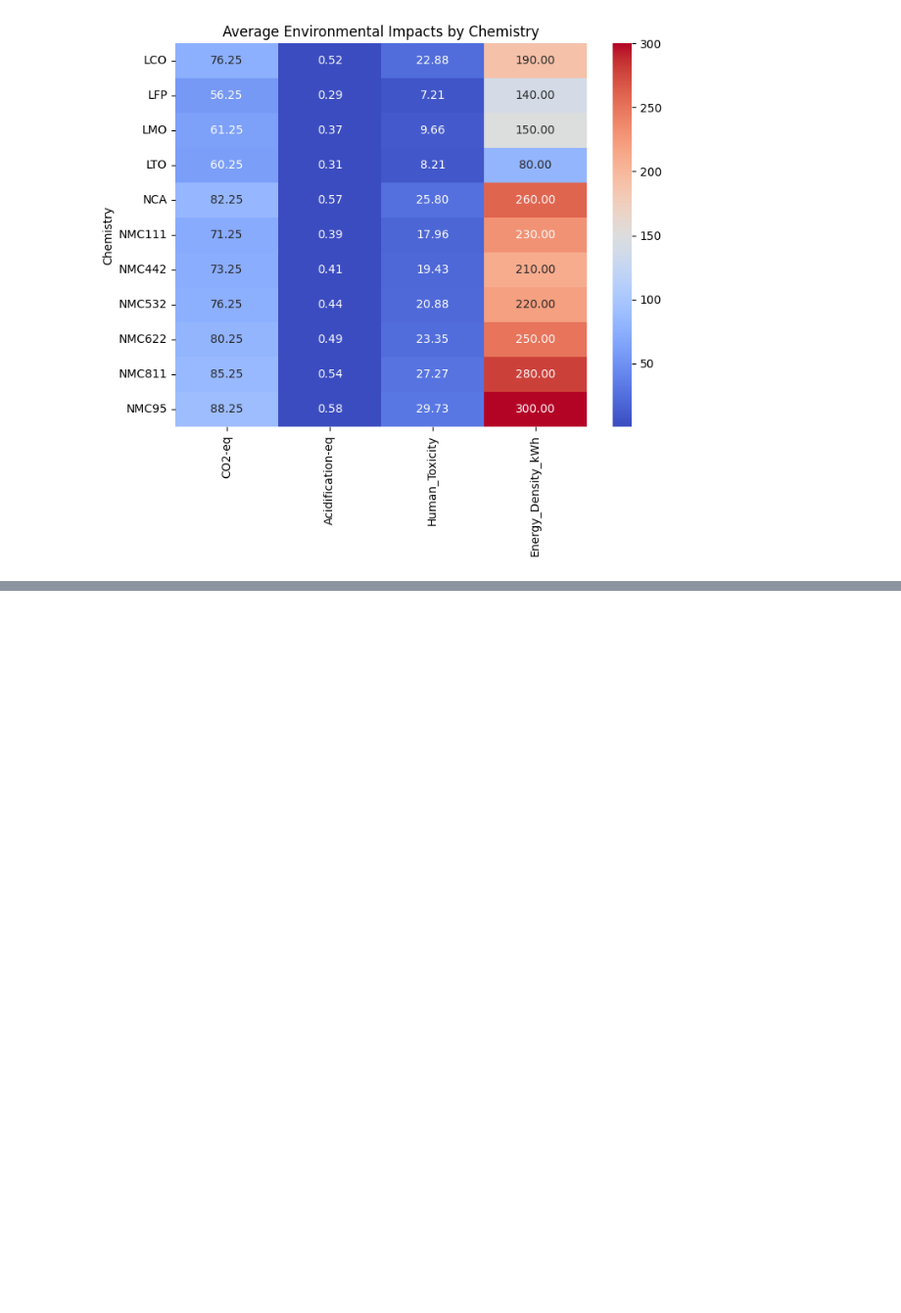
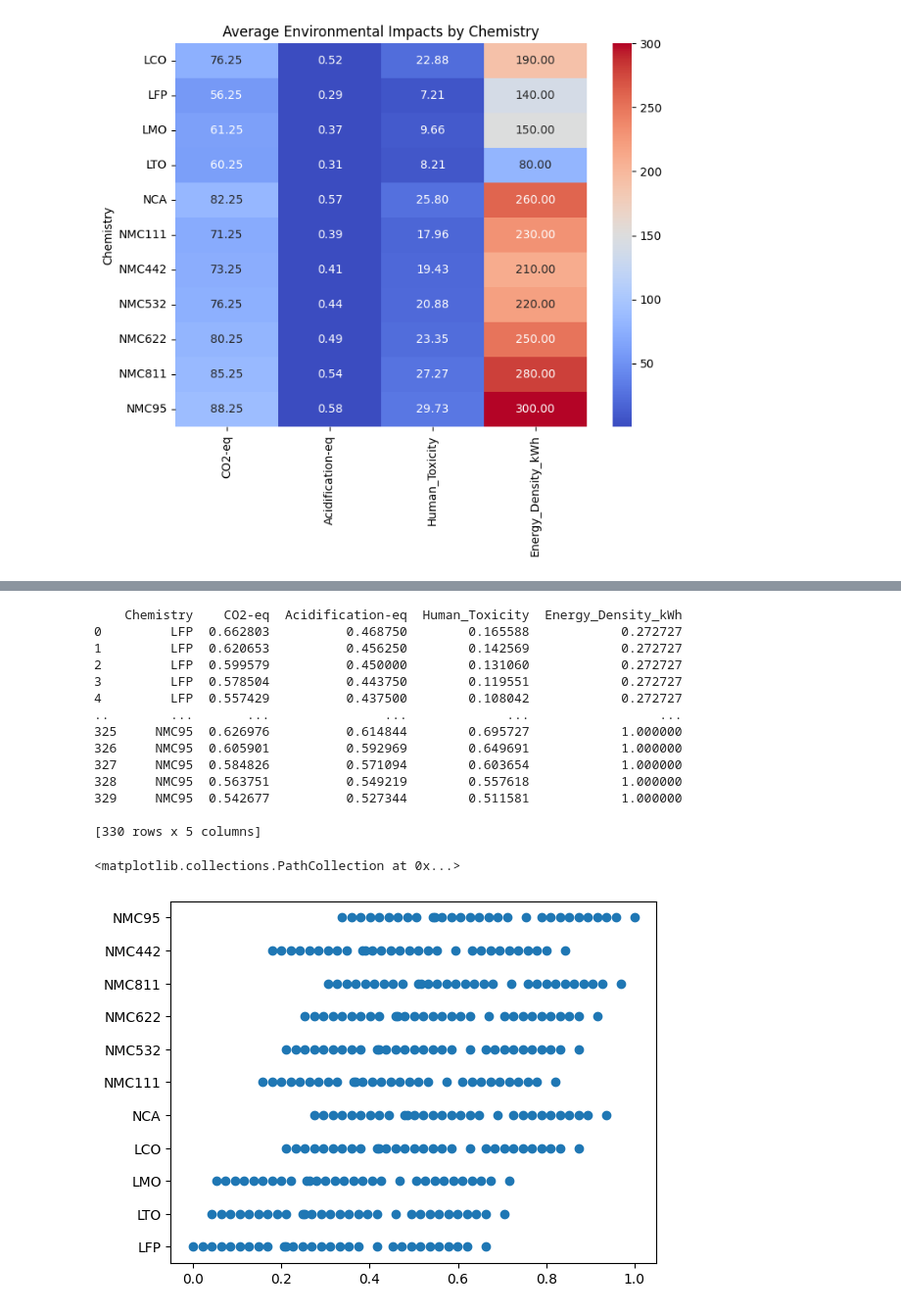
Before and after one commit to Sneha-code01/ML, a Jupyter notebook: batterypredict_1.ipynb, the cells around one changed output, grey strips where cells are left out. Shown at 98% size. Drawn from its saved outputs; the diff is of its cells as text; code cells hidden in the pictures; blank space fills up the shorter version.

```diff
--- a/batterypredict_1.ipynb
+++ b/batterypredict_1.ipynb
@@ -467,0 +450,32 @@ plt.show()
+# %%
+#EDA done to normalize the major colums and bring the value in range of 0-1 and perform better ml training'
+from sklearn.preprocessing import MinMaxScaler
+scaler = MinMaxScaler()
+cols = [
+    'CO2-eq',
+    'Acidification-eq',
+    'Human_Toxicity',
+    'Energy_Density_kWh'
+]
+df[cols] = scaler.fit_transform(df[cols])
+print(df[[ 'Chemistry','CO2-eq',
+    'Acidification-eq',
+    'Human_Toxicity','Energy_Density_kWh']])
+plt.scatter(df['CO2-eq'],df['Chemistry'])
+# %% [output]
+    Chemistry    CO2-eq  Acidification-eq  Human_Toxicity  Energy_Density_kWh
+0         LFP  0.662803          0.468750        0.165588            0.272727
+1         LFP  0.620653          0.456250        0.142569            0.272727
+2         LFP  0.599579          0.450000        0.131060            0.272727
+3         LFP  0.578504          0.443750        0.119551            0.272727
+4         LFP  0.557429          0.437500        0.108042            0.272727
+..        ...       ...               ...             ...                 ...
+325     NMC95  0.626976          0.614844        0.695727            1.000000
+326     NMC95  0.605901          0.592969        0.649691            1.000000
+327     NMC95  0.584826          0.571094        0.603654            1.000000
+328     NMC95  0.563751          0.549219        0.557618            1.000000
+329     NMC95  0.542677          0.527344        0.511581            1.000000
+
+[330 rows x 5 columns]
+<matplotlib.collections.PathCollection at 0x...>
+[figure, added]
```
Also changed, not shown: parts of 9 cells of this notebook.
